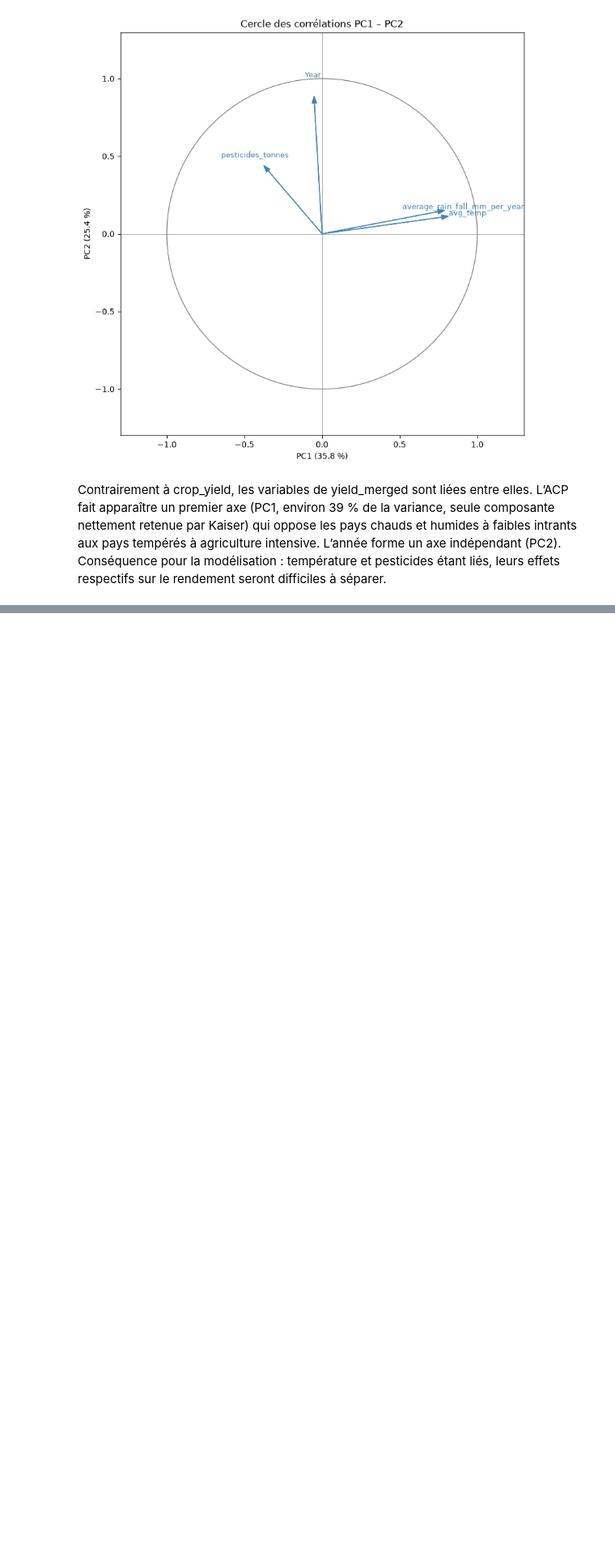
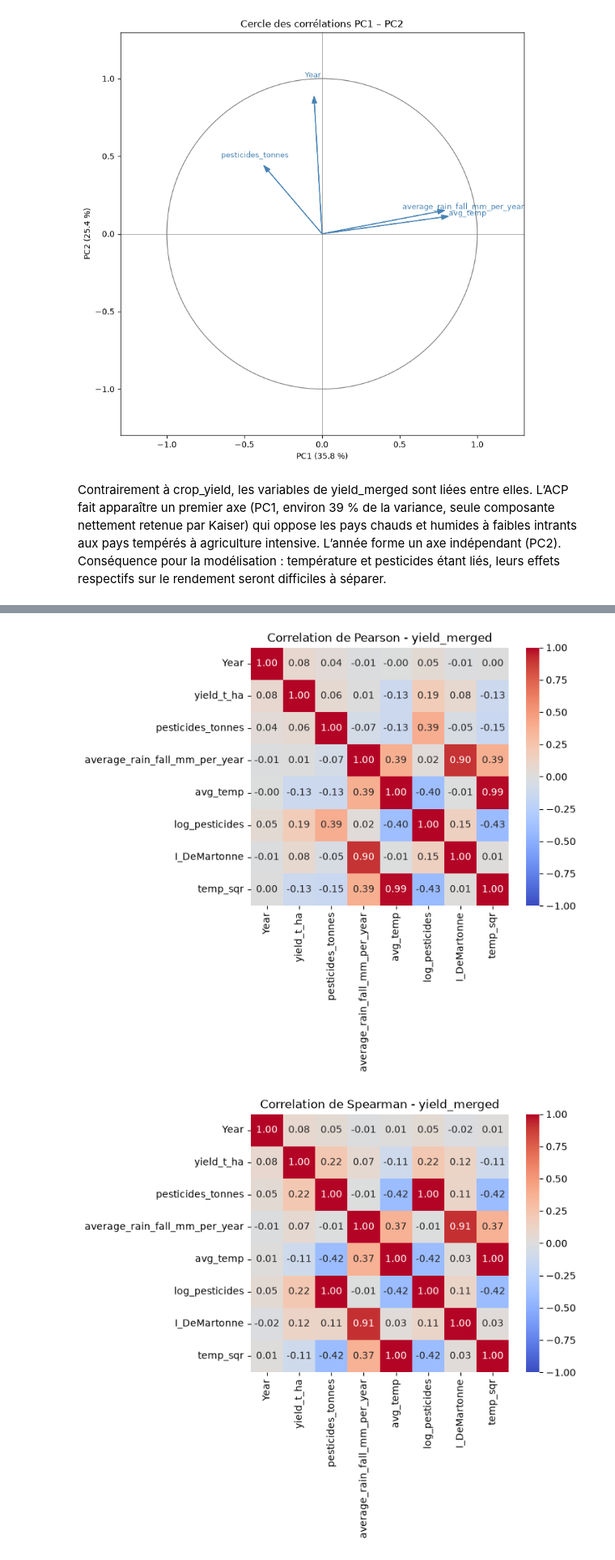
Before and after one commit to Tcheunzy/Agriculture_recommandation_-_prediction_system, a Jupyter notebook: notebooks/notebook.ipynb, the cells around one changed output, grey strips where cells are left out. Shown at 81% size. Saved outputs shown, nothing was run; the diff lists cells and outputs as text; code cells hidden in the pictures; blank space fills up the shorter version.

```diff
--- a/notebooks/notebook.ipynb
+++ b/notebooks/notebook.ipynb
@@ -1310,0 +1344,5 @@ Contrairement à crop_yield, les variables de yield_merged sont liées entre ell
+# %%
+yield_merged["log_pesticides"] = np.log1p(yield_merged["pesticides_tonnes"])
+yield_merged["I_DeMartonne"] = (yield_merged["average_rain_fall_mm_per_year"]/(yield_merged["avg_temp"] + 10))
+yield_merged["temp_sqr"] = yield_merged["avg_temp"]*yield_merged["avg_temp"]
+display(yield_merged)
@@ -1310,0 +1363,32 @@ Contrairement à crop_yield, les variables de yield_merged sont liées entre ell
+# %%
+#Verifications des corrélations avec les nouvelles variables
+corr_matrix_P_yield_FE = yield_merged.corr(method="pearson", numeric_only=True)
+corr_matrix_S_yield_FE = yield_merged.corr(method ="spearman", numeric_only=True)
+sns.heatmap(
+    data=corr_matrix_P_yield_FE,
+    cmap="coolwarm",
+    square=True,
+    vmin=-1,
+    vmax=1,
+    center=0,
+    annot= True,
+    fmt=".2f"
+)
+plt.title("Correlation de Pearson - yield_merged")
+plt.show()
+
+sns.heatmap(
+    data=corr_matrix_S_yield_FE,
+    cmap="coolwarm",
+    square=True,
+    vmin=-1,
+    vmax=1,
+    center=0,
+    annot= True,
+    fmt=".2f"
+)
+plt.title("Correlation de Spearman - yield_merged")
+plt.show()
+# %% [output]
+[figure, added]
+[figure, added]
```
Also changed, not shown: parts of 8 cells of this notebook, 2 other files.
